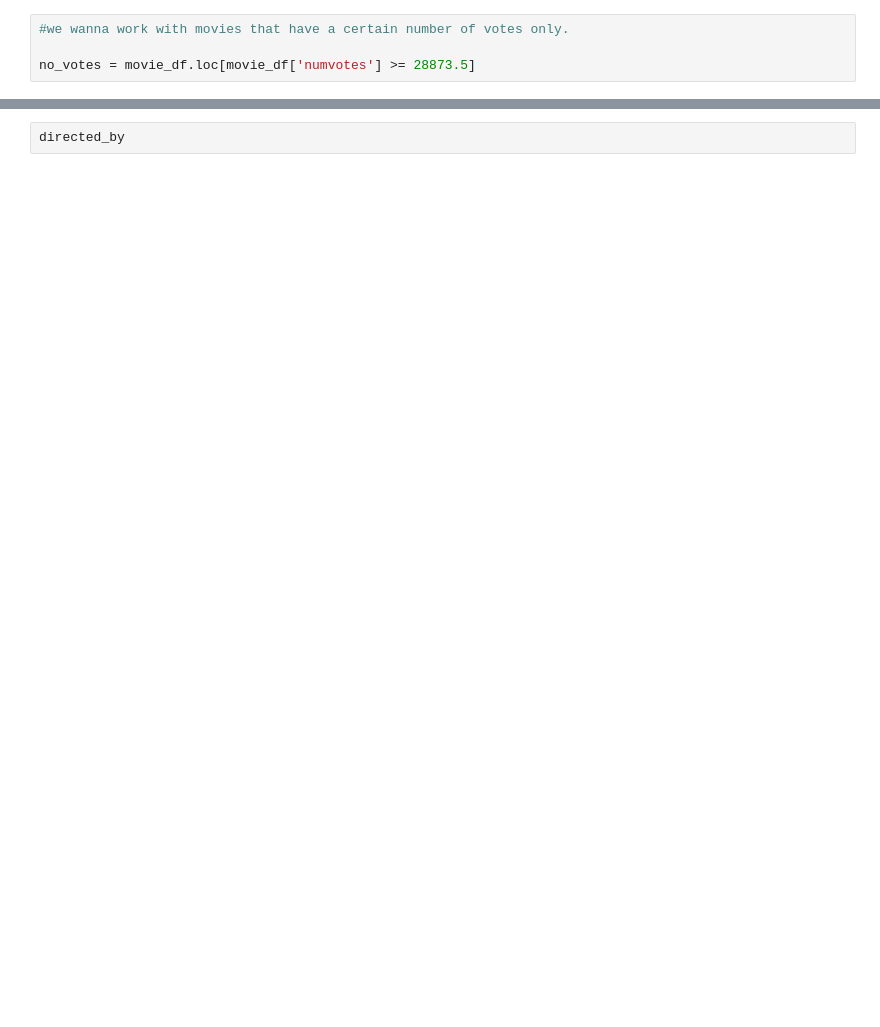
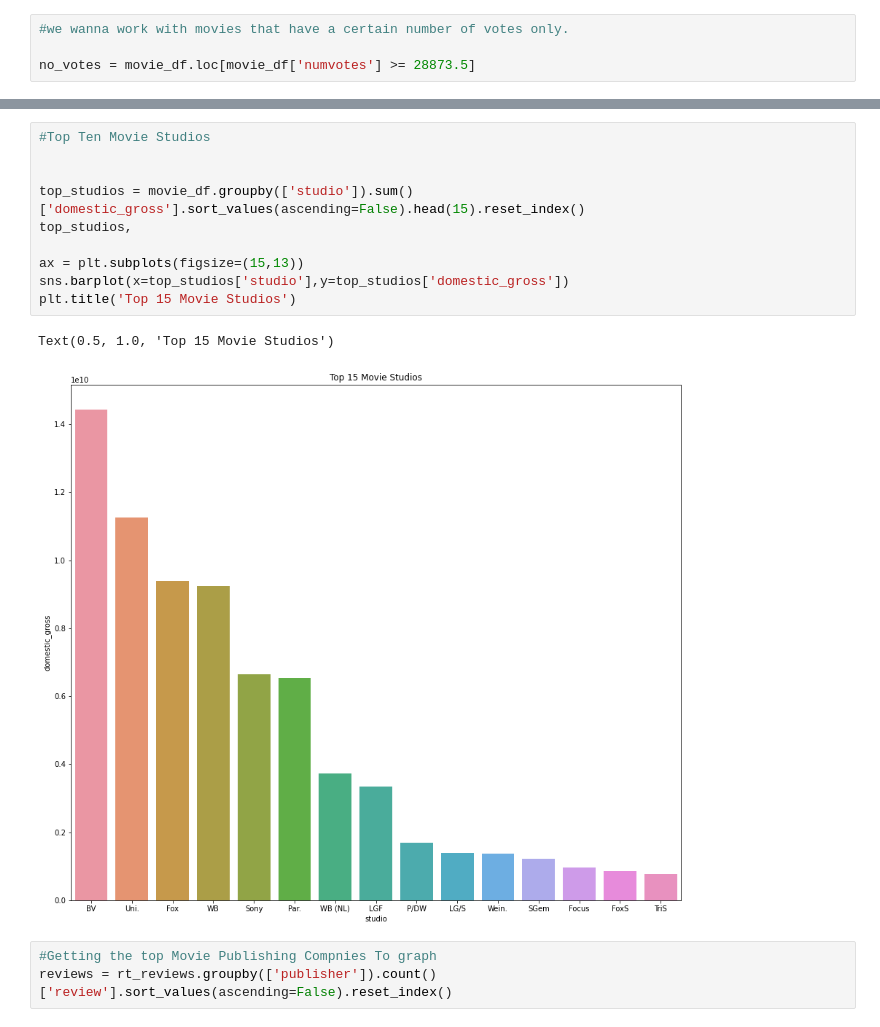
Before and after one commit to jalen253/Movie_Studio_Reccomendation_Pt_2, a Jupyter notebook: MovieTimeInformation/Phase_1_Movie_Time Information.ipynb, the cells around one changed output, grey strips where cells are left out. Saved outputs shown, nothing was run; the diff lists cells and outputs as text; blank space fills up the shorter version.

```diff
--- a/MovieTimeInformation/Phase_1_Movie_Time Information.ipynb
+++ b/MovieTimeInformation/Phase_1_Movie_Time Information.ipynb
@@ -473,2 +366,16 @@ SyntaxError: invalid syntax (<ipython-input-40-2af901593ff7>, line 3)
-# %%
-directed_by
+# %%
+#Top Ten Movie Studios
+
+
+top_studios = movie_df.groupby(['studio']).sum()['domestic_gross'].sort_values(ascending=False).head(15).reset_index()
+top_studios,
+
+ax = plt.subplots(figsize=(15,13))
+sns.barplot(x=top_studios['studio'],y=top_studios['domestic_gross'])
+plt.title('Top 15 Movie Studios')
+# %% [output]
+Text(0.5, 1.0, 'Top 15 Movie Studios')
+[figure, added]
+# %%
+#Getting the top Movie Publishing Compnies To graph
+reviews = rt_reviews.groupby(['publisher']).count()['review'].sort_values(ascending=False).reset_index()
```
Also changed, not shown: parts of 30 cells of this notebook, 1 other file.
